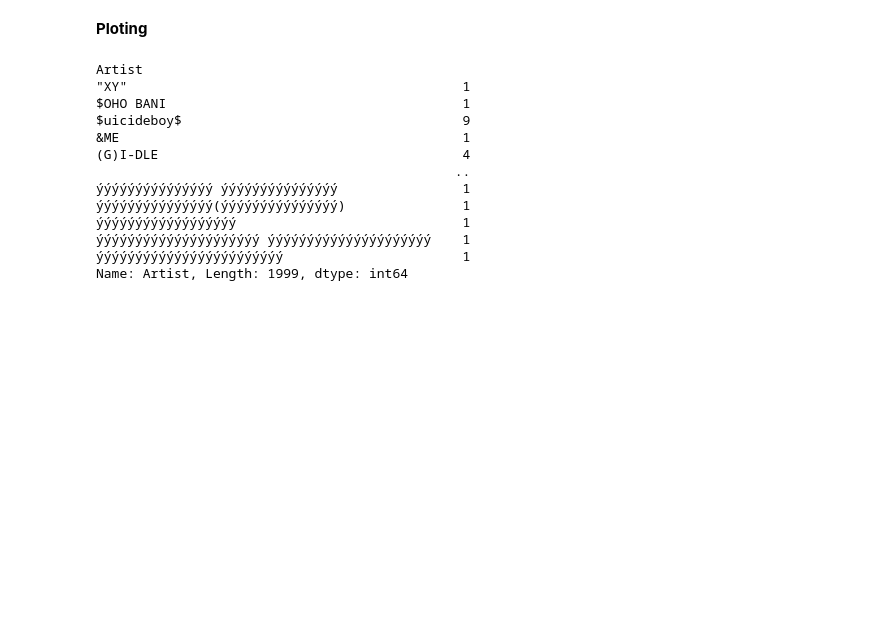
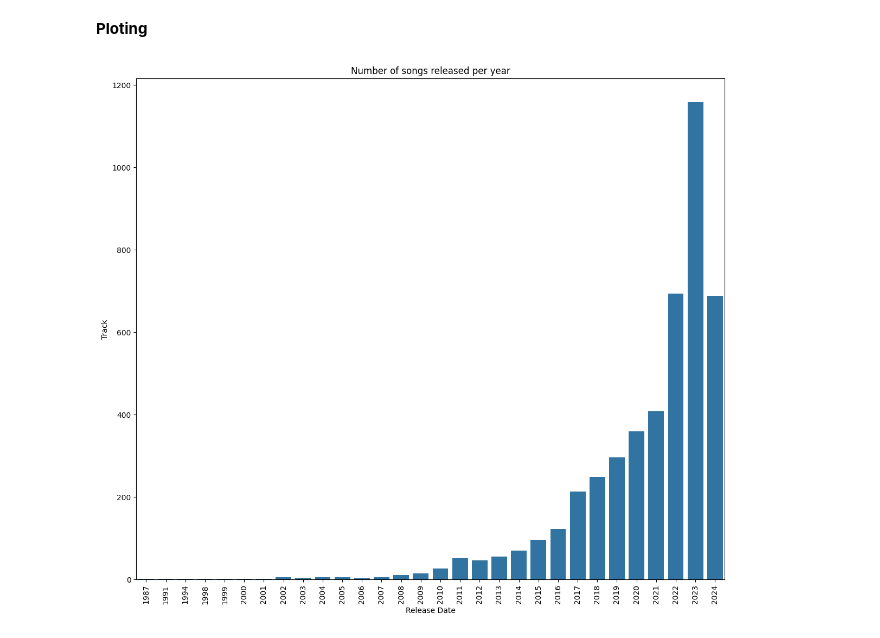
Before and after one commit to SrijaG29/Spotify_df-visualization, a Jupyter notebook: Spotify_Dataframe.ipynb, the cells around one changed output. Saved outputs shown, nothing was run; the diff lists cells and outputs as text; code cells hidden in the pictures; blank space fills up the shorter version.

```diff
--- a/Spotify_Dataframe.ipynb
+++ b/Spotify_Dataframe.ipynb
@@ -406,19 +406,18 @@ spotify_df.head()
 | 4 | Houdini | Houdini | Eminem | 2024-05-31 | USUG12403398 | 5 | 423.3 | 107034922 | ... |
 # %% [markdown]
 **Ploting**
-# %%
-spotify_df.groupby(["Artist"])["Artist"].count()
-# %% [output]
-Artist
-"XY"                                           1
-$OHO BANI                                      1
-$uicideboy$                                    9
-&ME                                            1
-(G)I-DLE                                       4
-                                              ..
-ýýýýýýýýýýýýýýý ýýýýýýýýýýýýýýý                1
-ýýýýýýýýýýýýýýý(ýýýýýýýýýýýýýýý)               1
-ýýýýýýýýýýýýýýýýýý                             1
-ýýýýýýýýýýýýýýýýýýýýý ýýýýýýýýýýýýýýýýýýýýý    1
-ýýýýýýýýýýýýýýýýýýýýýýýý                       1
-Name: Artist, Length: 1999, dtype: int64
+# %%
+import matplotlib.pyplot as plt
+import seaborn as sns
+
+plt.figure(figsize=(14,12))
+sp = spotify_df.copy()
+sp['Release Date'] = sp['Release Date'].dt.year
+
+x = sp.groupby('Release Date')['Track'].count().reset_index()
+sns.barplot(data = x,x='Release Date',y='Track')
+plt.title('Number of songs released per year')
+plt.xticks(rotation=90)
+plt.show()
+# %% [output]
+[figure, added]
```
Also changed, not shown: parts of 9 cells of this notebook.
